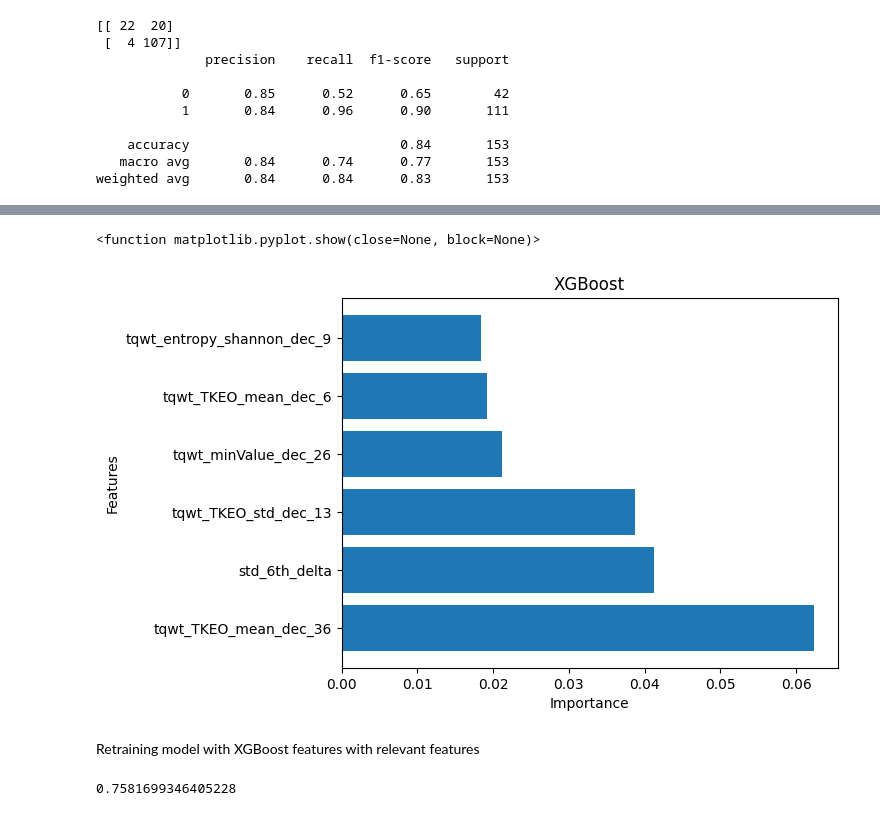
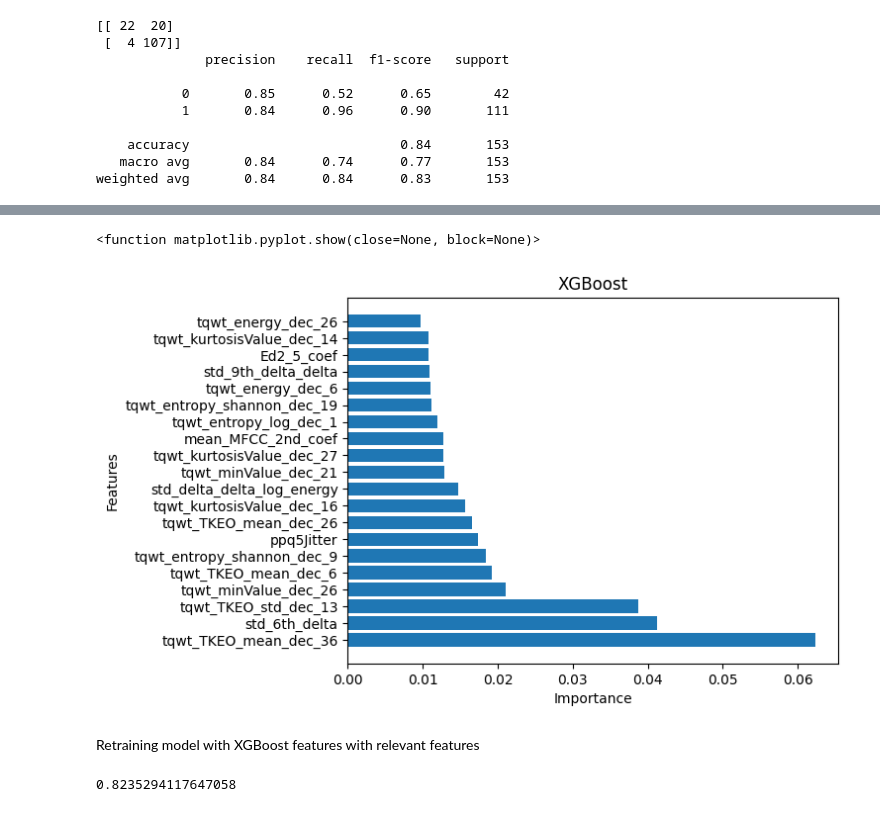
Before and after one commit to idranne/Columbia-DBMI-, a Jupyter notebook: New sound recording/sound.ipynb, the cells around one changed output, grey strips where cells are left out. Cells and saved outputs as stored; diff of their text form; code cells hidden in the pictures.

```diff
--- a/New sound recording/sound.ipynb
+++ b/New sound recording/sound.ipynb
@@ -665,21 +692,21 @@ print([feature_xgb_pd["Feature"][:6]])
 Name: Feature, dtype: object]
 # %%
 #Visualizing importance for first 6 values
-plt.barh(feature_xgb_pd["Feature"][:6], feature_xgb_pd["Importance"][:6])
+plt.barh(feature_xgb_pd["Feature"][:20], feature_xgb_pd["Importance"][:20])
 plt.xlabel('Importance')
 plt.ylabel("Features")
 plt.title("XGBoost")
 plt.show
 # %% [output]
 <function matplotlib.pyplot.show(close=None, block=None)>
-[figure, old version]
+[figure, new version]
 # %% [markdown]
 Retraining model with XGBoost features with relevant features
 # %%
 #Retraining model with these features
 
-X_train_selected = X_train[feature_xgb_pd["Feature"][:6]]
-X_test_selected = X_test[feature_xgb_pd["Feature"][:6]]
+X_train_selected = X_train[feature_xgb_pd["Feature"][:20]]
+X_test_selected = X_test[feature_xgb_pd["Feature"][:20]]
 
 features_model_xgb = XGBClassifier(n_estimators = xgb_est, learning_rate=xgb_lr, max_depth=max_depth_xgb, objective="binary:logistic", max_delta_step=1, scale_pos_weight=1)
 
@@ -696,4 +723,4 @@ features_acc
 
 #Saving the model into a pkl file for future deployment  and keeping this model
 # %% [output]
-0.7581699346405228
+0.8235294117647058
```
Also changed, not shown: parts of 14 cells of this notebook.
